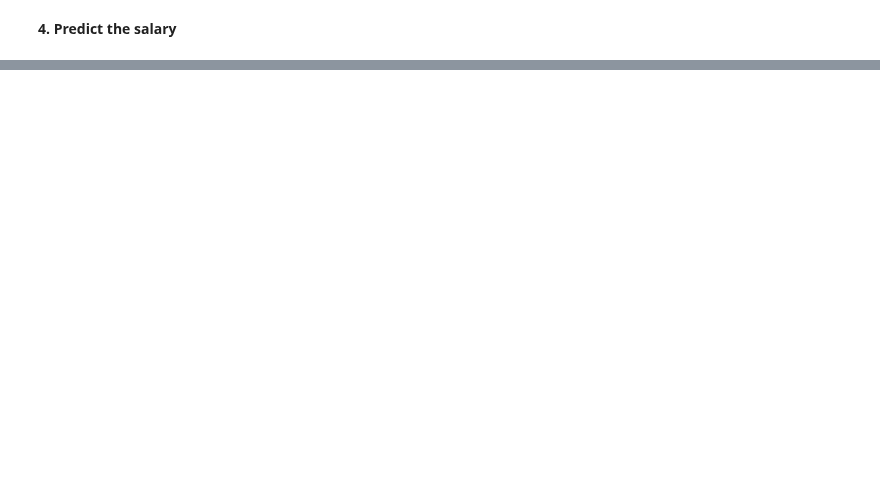
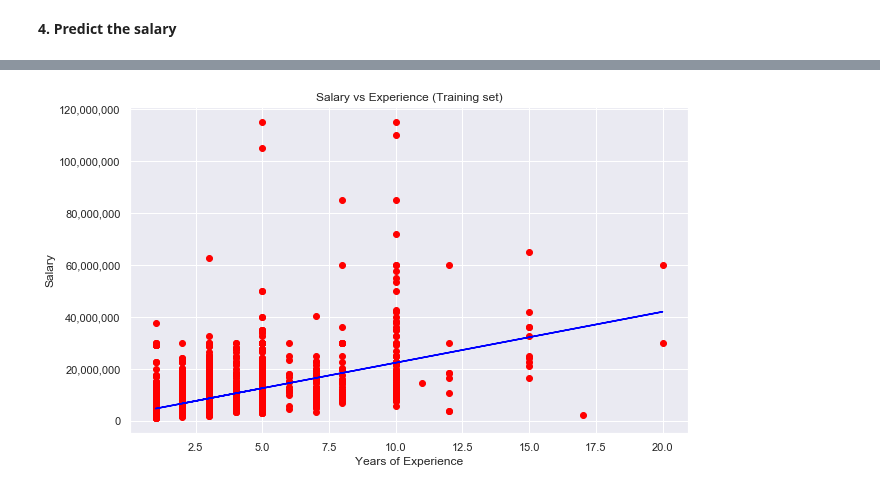
Before and after one commit to Reosta-Pratama/Project-Prediction, a Jupyter notebook: project.ipynb, the cells around one changed output, grey strips where cells are left out. Saved outputs shown, nothing was run; the diff lists cells and outputs as text; code cells hidden in the pictures; blank space fills up the shorter version.

```diff
--- a/project.ipynb
+++ b/project.ipynb
@@ -165,0 +161,3 @@ Average Salary by size of Experience Level
+# %%
+dataset = dataset[dataset.salary > 100000]
+dataset = dataset[dataset["salary"] < dataset["salary"].max()]
@@ -165,0 +174,13 @@ Average Salary by size of Experience Level
+# %%
+plt.scatter(xTrain, yTrain, color = 'red')
+plt.plot(xTrain, predictExpSal.predict(xTrain), color = 'blue')
+plt.title('Salary vs Experience (Training set)')
+plt.xlabel('Years of Experience')
+plt.ylabel('Salary')
+
+formatSal = plt.gca().get_yticks()
+plt.gca().set_yticklabels(['{:,.0f}'.format(i) for i in formatSal])
+
+plt.show()
+# %% [output]
+[figure, added]
```
Also changed, not shown: parts of 10 cells of this notebook.
